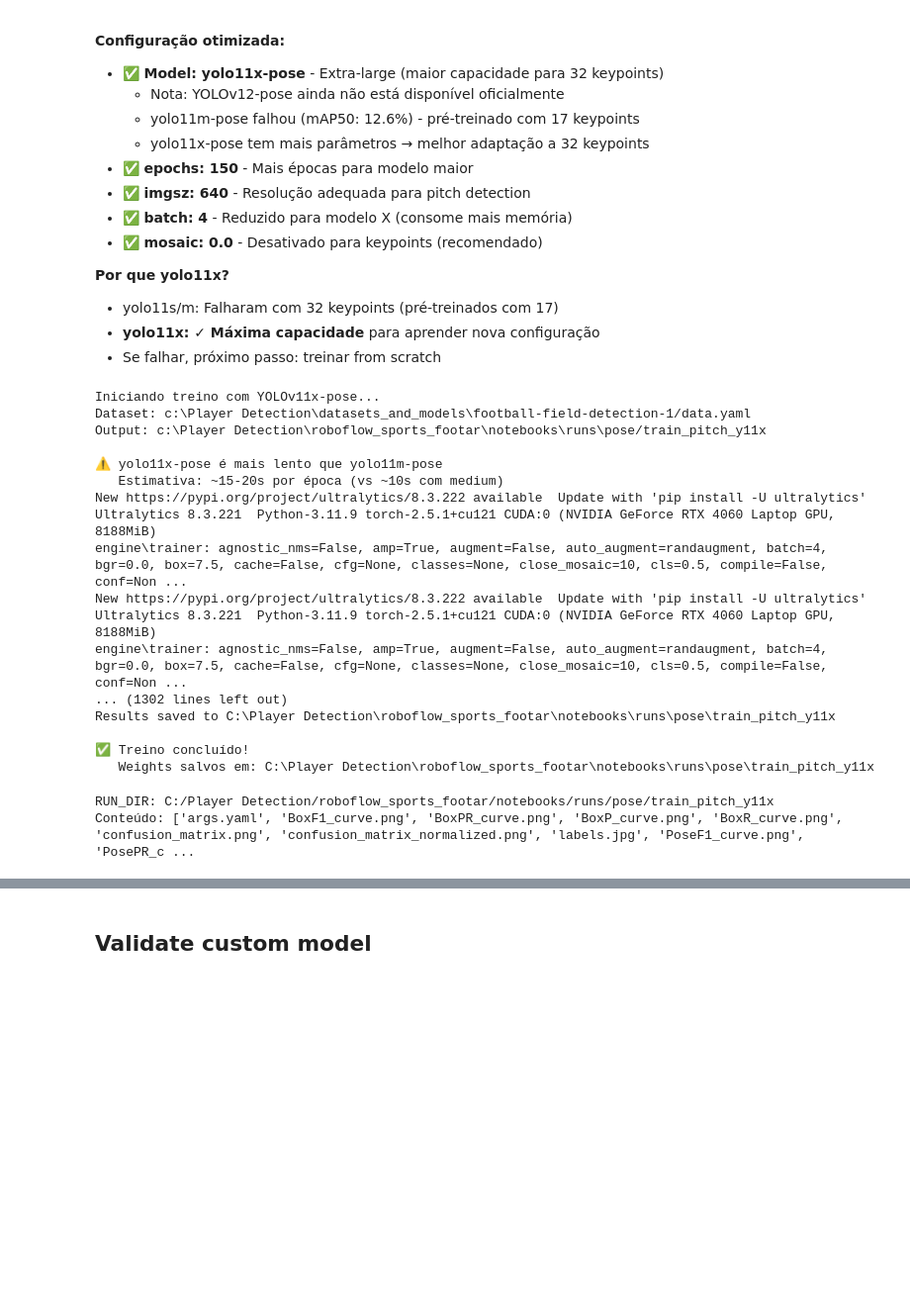
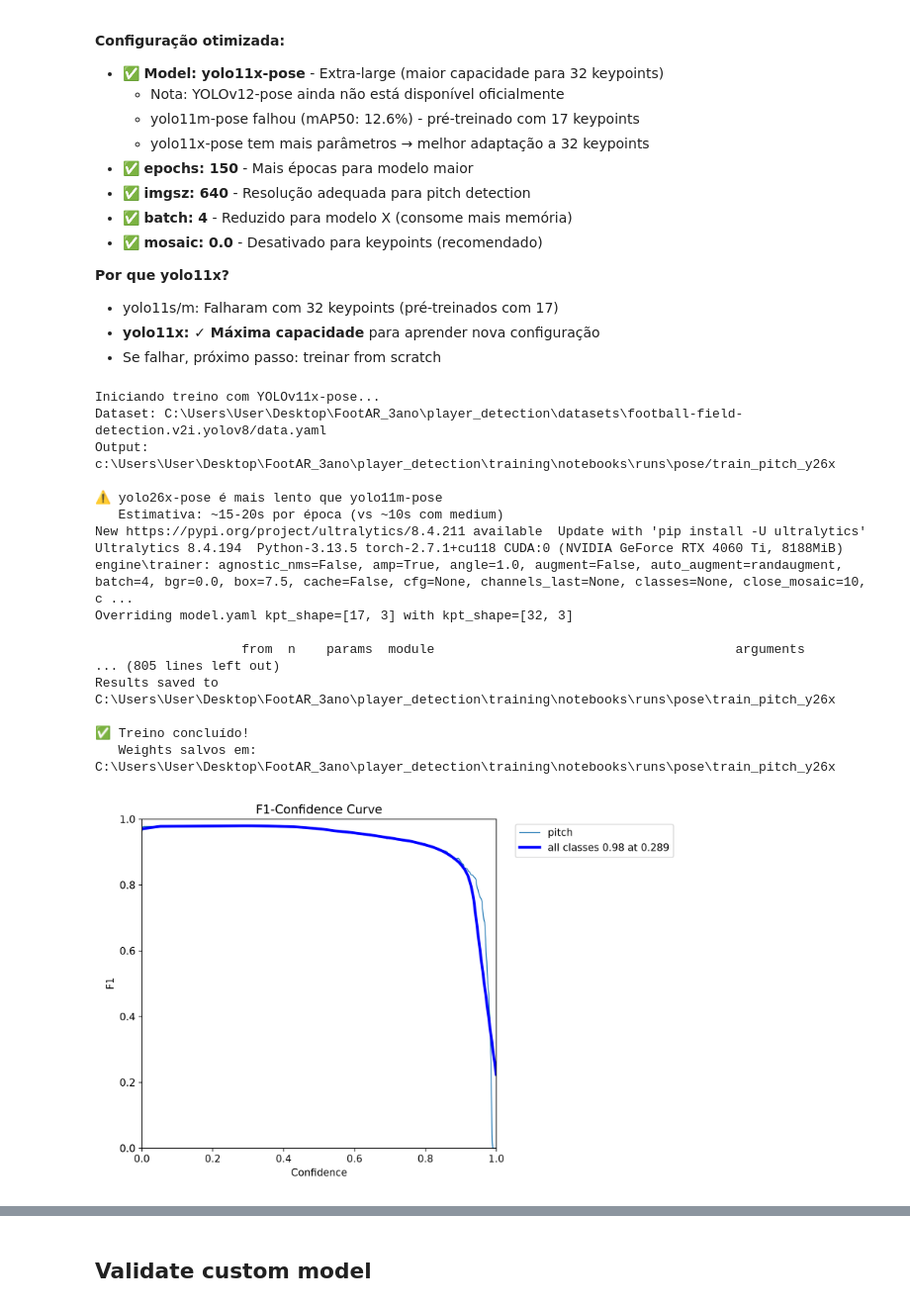
Before and after one commit to TRUE-FULLEN/player_detection, a Jupyter notebook: training/notebooks/train_pitch_keypoint_detector.ipynb, the cells around one changed output, grey strips where cells are left out. Shown at 99% size. Cells and saved outputs as stored; diff of their text form; code cells hidden in the pictures; blank space fills up the shorter version.

Commit message:
Modelos completos de pitch e player detection

```diff
--- a/training/notebooks/train_pitch_keypoint_detector.ipynb
+++ b/training/notebooks/train_pitch_keypoint_detector.ipynb
@@ -203,57 +199,55 @@ data_path = f"{dataset.location}/data.yaml"
 project_dir = os.path.join(HOME, "runs", "pose")
 
 # Usando YOLOv11x-pose (maior capacidade para 32 keypoints)
-model = YOLO('yolo11x-pose.pt')
+model = YOLO('yolo26x-pose.pt')
 
 print(f"Iniciando treino com YOLOv11x-pose...")
 print(f"Dataset: {data_path}")
-print(f"Output: {project_dir}/train_pitch_y11x")
-print(f"\n⚠️ yolo11x-pose é mais lento que yolo11m-pose")
+print(f"Output: {project_dir}/train_pitch_y26x")
+print(f"\n⚠️ yolo26x-pose é mais lento que yolo11m-pose")
 print(f"   Estimativa: ~15-20s por época (vs ~10s com medium)")
 
 results = model.train(
     data=data_path,
-    epochs=150,         # Mais épocas para modelo maior
+    epochs=150,
     imgsz=640,
-    batch=4,            # Reduzido para modelo X (usa mais memória)
-    plots=True,
+    batch=4,
     workers=0,
     device=0,
-    mosaic=0.0,         # Desativado para keypoints
+    amp=True,           # Acelera o treino e poupa VRAM no modelo X
+
+    # AUGMENTATION RESTRITA (Fundamental para geometria do campo)
+    mosaic=0.0,         # Correto: desativado para não distorcer o contexto global
+    fliplr=0.0,         # CRÍTICO: desativa a inversão horizontal (espelho)
+    scale=0.2,          # Reduz o zoom aleatório para não cortar os cantos do campo
+    translate=0.1,      # Reduz a deslocação da imagem
+    degrees=0.0,        # Mantém a rotação a zero para preservar as linhas retas
+
+    # AFINAÇÃO DE TREINO
+    patience=30,
+    save_period=10,
     project=project_dir,
-    name="train_pitch_y11x",
-    patience=30,        # Mais paciência para modelo maior
-    save_period=10,     # Checkpoints a cada 10 epochs
-    seed=0
+    name="train_pitch_y26x",
+    plots=True
 )
 
 print(f"\n✅ Treino concluído!")
 print(f"   Weights salvos em: {results.save_dir}")
 # %% [output]
 Iniciando treino com YOLOv11x-pose...
-Dataset: c:\Player Detection\datasets_and_models\football-field-detection-1/data.yaml
-Output: c:\Player Detection\roboflow_sports_footar\notebooks\runs\pose/train_pitch_y11x
+Dataset: C:\Users\User\Desktop\FootAR_3ano\player_detection\datasets\football-field-detection.v2i.yolov8/data.yaml
+Output: c:\Users\User\Desktop\FootAR_3ano\player_detection\training\notebooks\runs\pose/train_pitch_y26x
 
-⚠️ yolo11x-pose é mais lento que yolo11m-pose
+⚠️ yolo26x-pose é mais lento que yolo11m-pose
    Estimativa: ~15-20s por época (vs ~10s com medium)
-New https://pypi.org/project/ultralytics/8.3.222 available  Update with 'pip install -U ultralytics'
-Ultralytics 8.3.221  Python-3.11.9 torch-2.5.1+cu121 CUDA:0 (NVIDIA GeForce RTX 4060 Laptop GPU, 8188MiB)
-engine\trainer: agnostic_nms=False, amp=True, augment=False, auto_augment=randaugment, batch=4, bgr=0.0, box=7.5, cache=False, cfg=None, classes=None, close_mosaic=10, cls=0.5, compile=False, conf=Non ...
-New https://pypi.org/project/ultralytics/8.3.222 available  Update with 'pip install -U ultralytics'
-Ultralytics 8.3.221  Python-3.11.9 torch-2.5.1+cu121 CUDA:0 (NVIDIA GeForce RTX 4060 Laptop GPU, 8188MiB)
-engine\trainer: agnostic_nms=False, amp=True, augment=False, auto_augment=randaugment, batch=4, bgr=0.0, box=7.5, cache=False, cfg=None, classes=None, close_mosaic=10, cls=0.5, compile=False, conf=Non ...
-... (1302 lines left out)
-Results saved to C:\Player Detection\roboflow_sports_footar\notebooks\runs\pose\train_pitch_y11x
+New https://pypi.org/project/ultralytics/8.4.211 available  Update with 'pip install -U ultralytics'
+Ultralytics 8.4.194  Python-3.13.5 torch-2.7.1+cu118 CUDA:0 (NVIDIA GeForce RTX 4060 Ti, 8188MiB)
+engine\trainer: agnostic_nms=False, amp=True, angle=1.0, augment=False, auto_augment=randaugment, batch=4, bgr=0.0, box=7.5, cache=False, cfg=None, channels_last=None, classes=None, close_mosaic=10, c ...
+Overriding model.yaml kpt_shape=[17, 3] with kpt_shape=[32, 3]
+
+                   from  n    params  module                                       arguments
+... (805 lines left out)
+Results saved to C:\Users\User\Desktop\FootAR_3ano\player_detection\training\notebooks\runs\pose\train_pitch_y26x
 
 ✅ Treino concluído!
-   Weights salvos em: C:\Player Detection\roboflow_sports_footar\notebooks\runs\pose\train_pitch_y11x
+   Weights salvos em: C:\Users\User\Desktop\FootAR_3ano\player_detection\training\notebooks\runs\pose\train_pitch_y26x
-# %%
-# Caminho do run atual (dinâmico)
-RUN_DIR = str(results.save_dir).replace('\\', '/')
-print("RUN_DIR:", RUN_DIR)
-
-import os
-print("Conteúdo:", os.listdir(RUN_DIR))
-# %% [output]
-RUN_DIR: C:/Player Detection/roboflow_sports_footar/notebooks/runs/pose/train_pitch_y11x
-Conteúdo: ['args.yaml', 'BoxF1_curve.png', 'BoxPR_curve.png', 'BoxP_curve.png', 'BoxR_curve.png', 'confusion_matrix.png', 'confusion_matrix_normalized.png', 'labels.jpg', 'PoseF1_curve.png', 'PosePR_c ...
@@ -260,2 +261,6 @@ Conteúdo: ['args.yaml', 'BoxF1_curve.png', 'BoxPR_curve.png', 'BoxP_curve.png',
+# %%
+display(Image(filename=f"{RUN_DIR}/PoseF1_curve.png", width=600))
+# %% [output]
+[figure, added]
 # %%
 from IPython.display import Image, display
```
Also changed, not shown: parts of 8 cells of this notebook, 6 other files.
